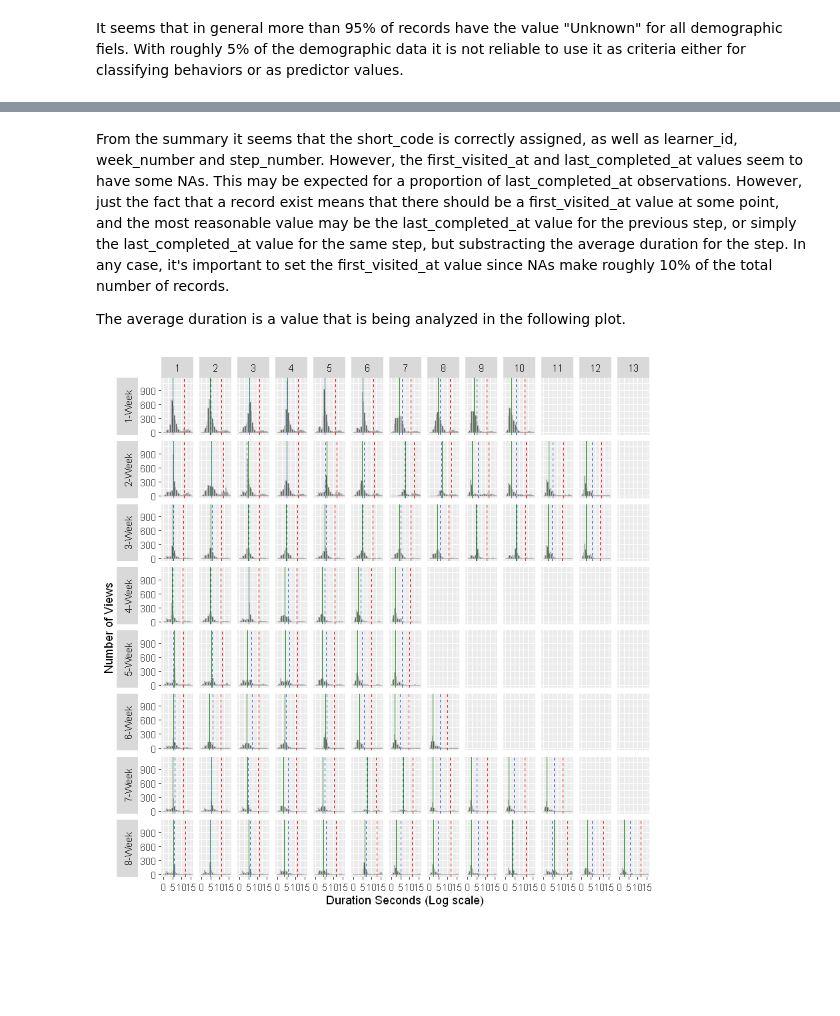
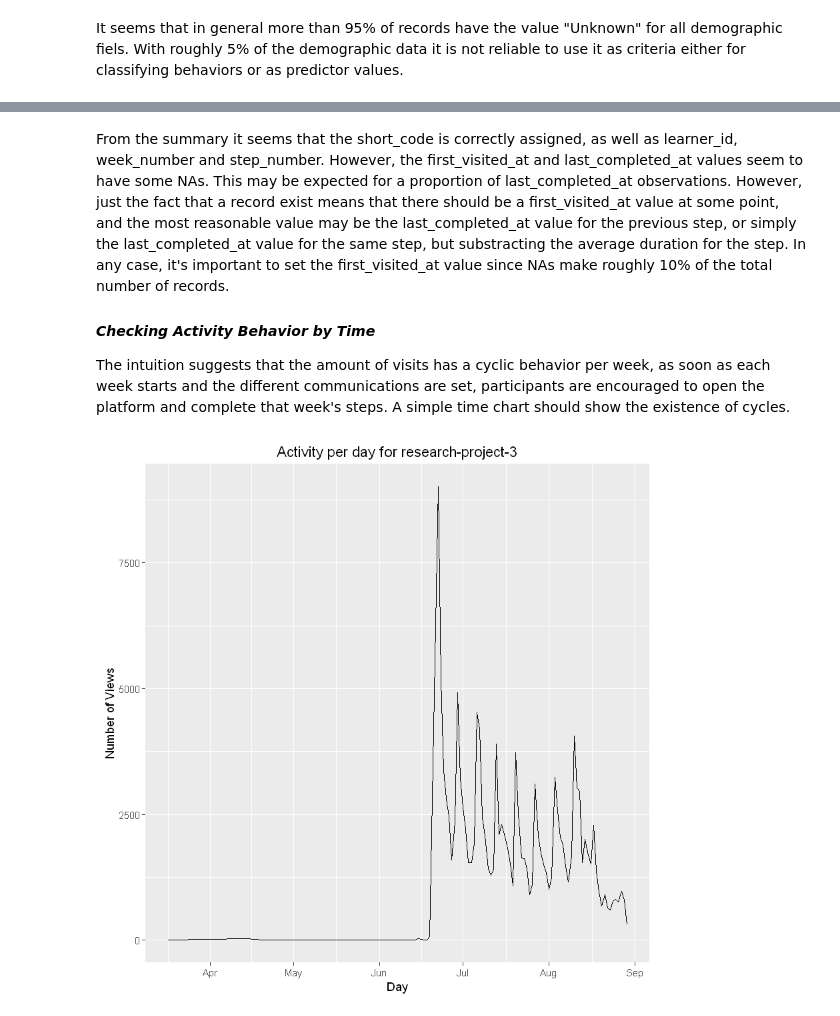
Before and after one commit to miballe/FutureLearnAnalytics, a Jupyter notebook: clean_data_exploration.ipynb, the cells around one changed output, grey strips where cells are left out. Saved outputs shown, nothing was run; the diff lists cells and outputs as text; code cells hidden in the pictures; blank space fills up the shorter version.

Commit message:
Completed course transformations

```diff
--- a/clean_data_exploration.ipynb
+++ b/clean_data_exploration.ipynb
@@ -172,8 +188,10 @@ summary(df_step_activity)
 # %% [markdown]
 From the summary it seems that the short_code is correctly assigned, as well as learner_id, week_number and step_number. However, the first_visited_at and last_completed_at values seem to have some NAs. This may be expected for a proportion of last_completed_at observations. However, just the fact that a record exist means that there should be a first_visited_at value at some point, and the most reasonable value may be the last_completed_at value for the previous step, or simply the last_completed_at value for the same step, but substracting the average duration for the step. In any case, it's important to set the first_visited_at value since NAs make roughly 10% of the total number of records.
 
-The average duration is a value that is being analyzed in the following plot.
+#### *Checking Activity Behavior by Time*
+The intuition suggests that the amount of visits has a cyclic behavior per week, as soon as each week starts and the different communications are set, participants are encouraged to open the platform and complete that week's steps. A simple time chart should show the existence of cycles.
-# %%
-plot_weeks_steps_hist("research-project-3")
-# %% [output]
-[figure, removed]
+# %%
+# This function plots the activity for a single course. This function receive the short_code as parameter.
+plot_step_activity_daily("research-project-3")
+# %% [output]
+[figure, added]
```
Also changed, not shown: parts of 21 cells of this notebook, 5 other files.
